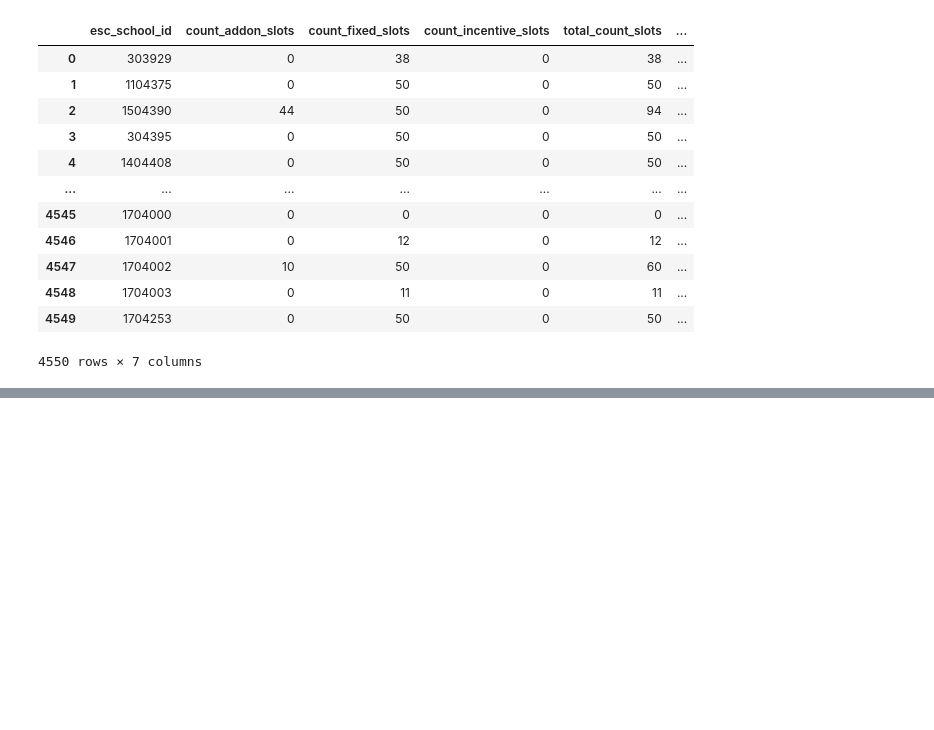
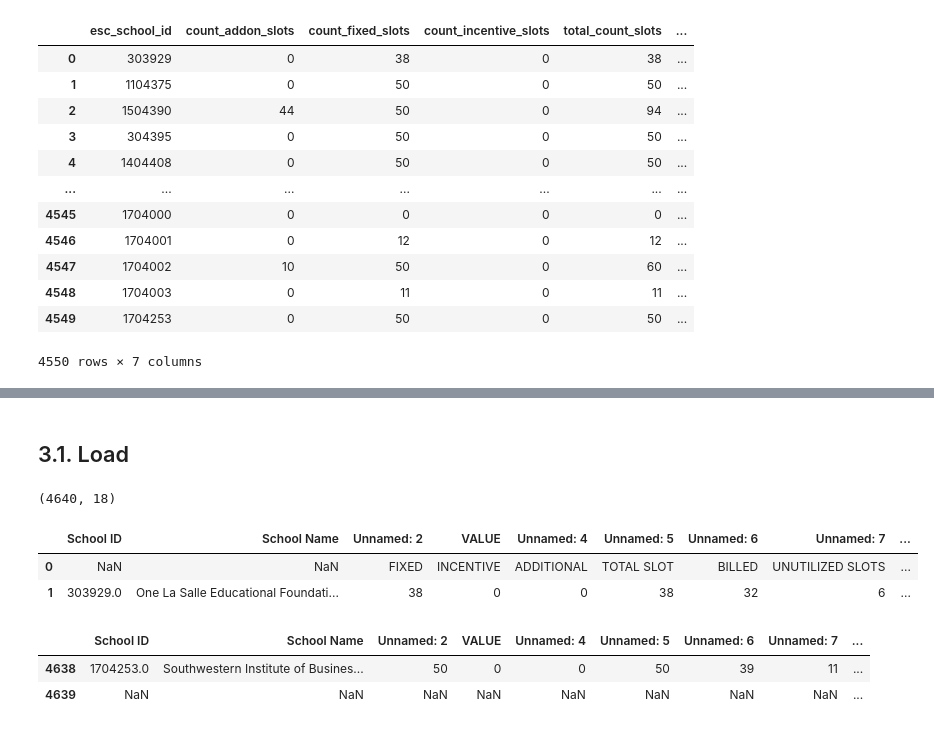
Before and after one commit to cair-philippines/project_paaral, a Jupyter notebook: notebooks/1.8.-process-esc-slots.ipynb, the cells around one changed output, grey strips where cells are left out. Saved outputs shown, nothing was run; the diff lists cells and outputs as text; code cells hidden in the pictures; blank space fills up the shorter version.

```diff
--- a/notebooks/1.8.-process-esc-slots.ipynb
+++ b/notebooks/1.8.-process-esc-slots.ipynb
@@ -239,0 +266,19 @@ display(df_match)
+# %% [markdown]
+## 3.1. Load
+# %%
+fname = "SY 23-24 ESC Slots as of 020426.xlsx"
+fpath = str(DATA_PRIVATE_DIR / fname)
+esc_until = pd.read_excel(fpath, sheet_name='SUMMARY')
+print(esc_until.shape)
+# %% [output]
+(4640, 18)
+# %%
+display(esc_until.head(2))
+display(esc_until.tail(2))
+# %% [output]
+|  | School ID | School Name | Unnamed: 2 | VALUE | Unnamed: 4 | Unnamed: 5 | Unnamed: 6 | Unnamed: 7 | ... |
+| 0 | NaN | NaN | FIXED | INCENTIVE | ADDITIONAL | TOTAL SLOT | BILLED | UNUTILIZED SLOTS | ... |
+| 1 | 303929.0 | One La Salle Educational Foundati... | 38 | 0 | 0 | 38 | 32 | 6 | ... |
+|  | School ID | School Name | Unnamed: 2 | VALUE | Unnamed: 4 | Unnamed: 5 | Unnamed: 6 | Unnamed: 7 | ... |
+| 4638 | 1704253.0 | Southwestern Institute of Busines... | 50 | 0 | 0 | 50 | 39 | 11 | ... |
+| 4639 | NaN | NaN | NaN | NaN | NaN | NaN | NaN | NaN | ... |
```
Also changed, not shown: parts of 19 cells of this notebook.
